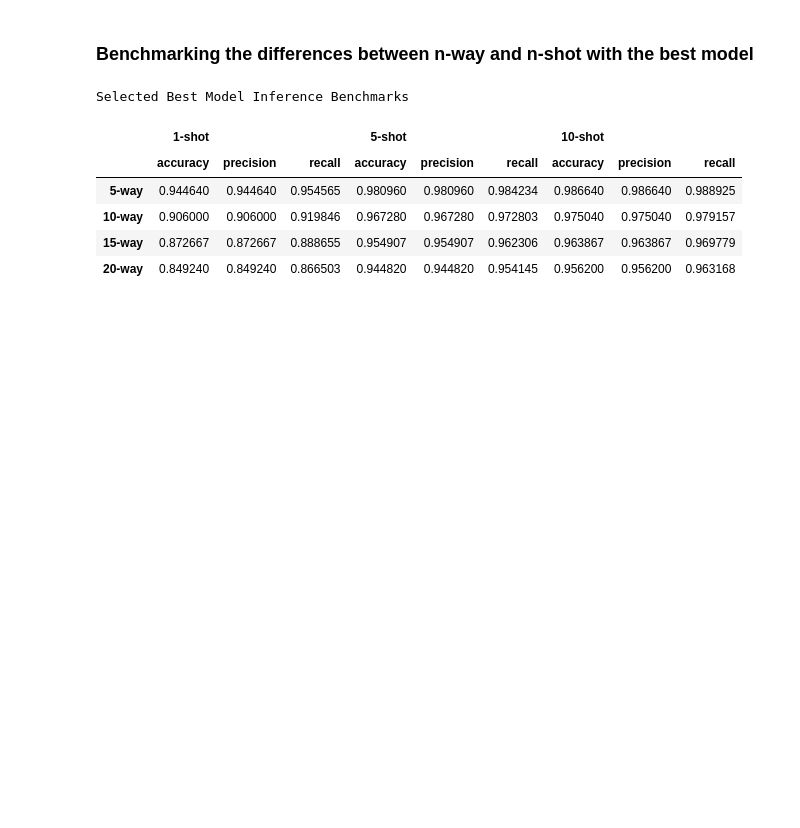
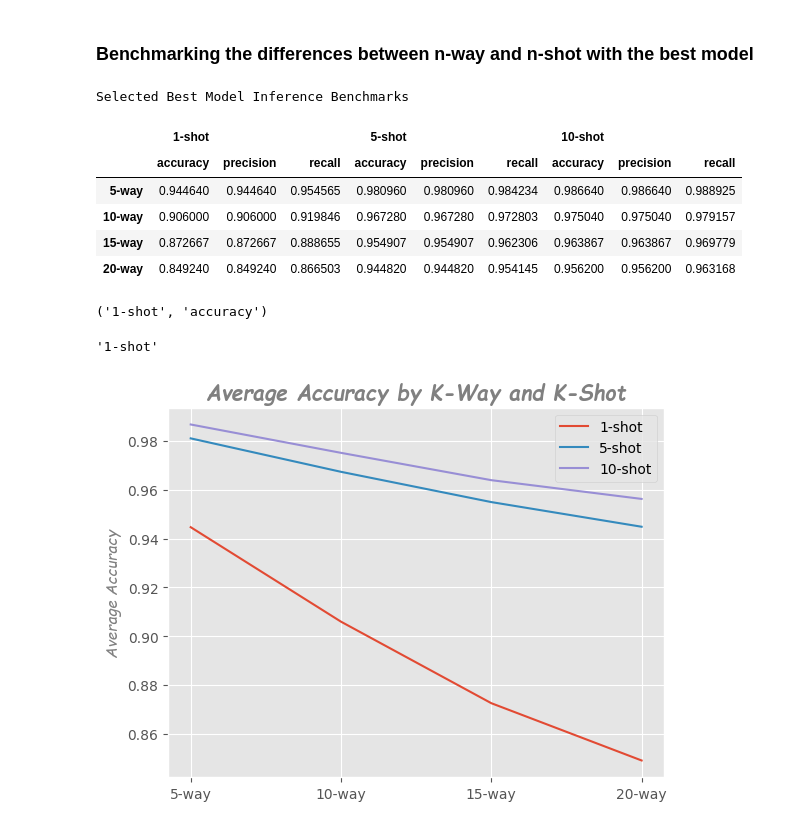
Before and after one commit to afhabibieee/car-attr-classifier, a Jupyter notebook: src/test.ipynb, the cells around one changed output. Saved outputs shown, nothing was run; the diff lists cells and outputs as text; code cells hidden in the pictures; blank space fills up the shorter version.

Commit message:
Added benchmarks plot

```diff
--- a/src/test.ipynb
+++ b/src/test.ipynb
@@ -250,3 +250,28 @@ Selected Best Model Inference Benchmarks
 | 20-way | 0.849240 | 0.849240 | 0.866503 | 0.944820 | 0.944820 | 0.954145 | 0.956200 | 0.956200 | 0.963168 |
 # %%
 results.data.to_csv('../models/benchmarks.csv', index=True, header=True)
+# %%
+results.data.columns[0, 0]
+# %% [output]
+('1-shot', 'accuracy')
+# %%
+results.data.columns[0][0]
+# %% [output]
+'1-shot'
+# %%
+# Ploting benchmarks
+def plot_benchmark(metric):
+    font = {'size': 11, 'color': 'grey', 'style': 'italic', 'family': 'Comic Sans MS'}
+    plt.style.use('ggplot')
+    columns = [i if metric=='Accuracy' else i+1 if metric=='Precision' else i+2 for i in [0, 3, 6]]
+    for i in columns:
+        plt.plot(n_ways, results.data.iloc[:, i], label=results.data.columns[i][0])
+    plt.xticks(n_ways, results.data.index)
+    plt.legend()
+    plt.title(f'Average {metric} by K-Way and K-Shot', fontdict=font, fontsize=15, fontweight="bold")
+    plt.ylabel(f'Average {metric}', fontdict=font)
+    plt.show()
+# %%
+plot_benchmark('Accuracy')
+# %% [output]
+[figure, added]
```
Also changed, not shown: parts of 2 cells of this notebook.
